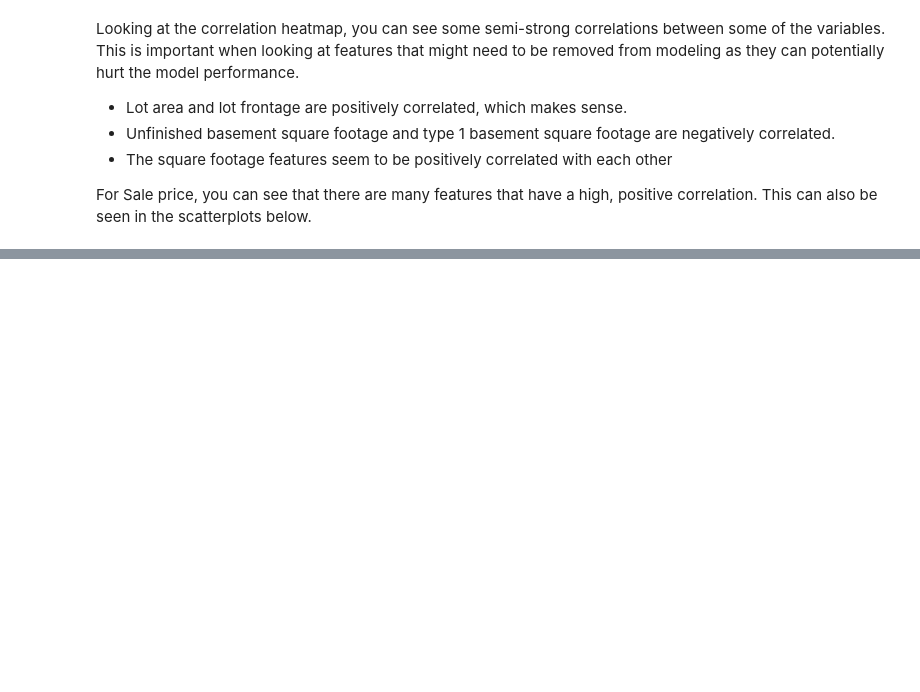
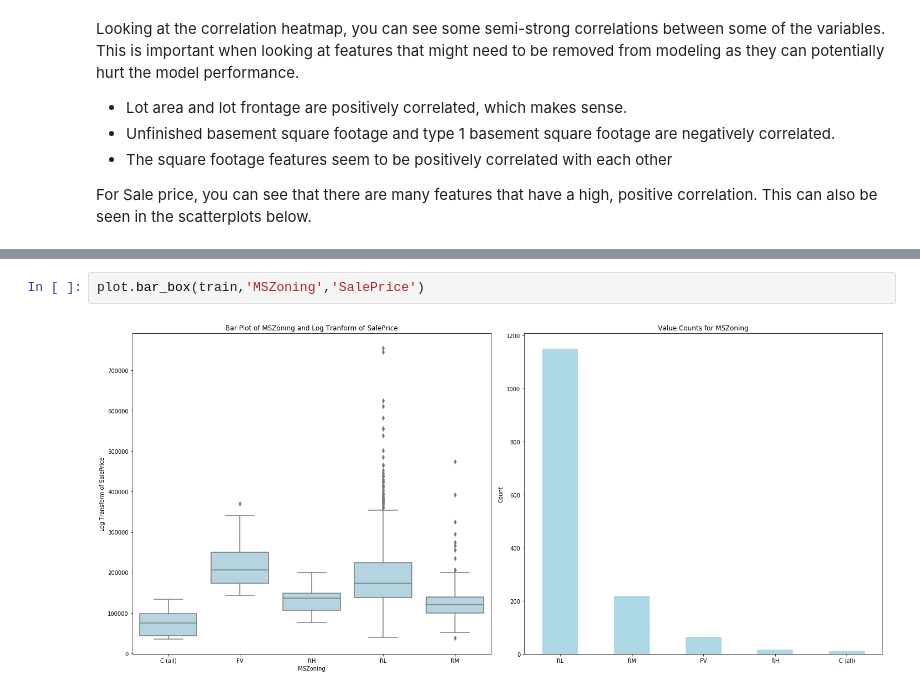
Before and after one commit to matthewcassi/kaggle_competitions, a Jupyter notebook: house_prices/initial_eda.ipynb, the cells around one changed output, grey strips where cells are left out. Drawn from its saved outputs; the diff is of its cells as text; blank space fills up the shorter version.

```diff
--- a/house_prices/initial_eda.ipynb
+++ b/house_prices/initial_eda.ipynb
@@ -183 +187,5 @@ plot.scatterplot(train,'OpenPorchSF','SalePrice',False)
+# %%
+plot.bar_box(train,'MSZoning','SalePrice')
+# %% [output]
+[figure, added]
 # %%
```
Also changed, not shown: parts of 28 cells of this notebook.
